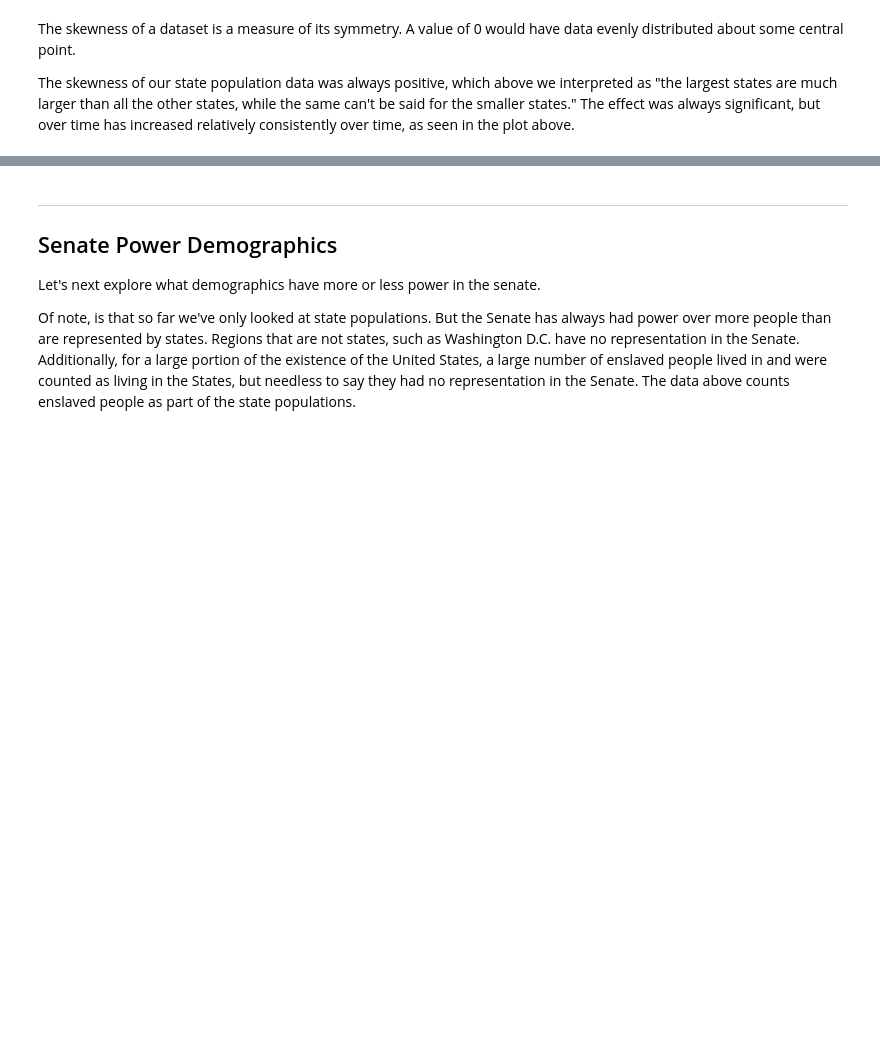
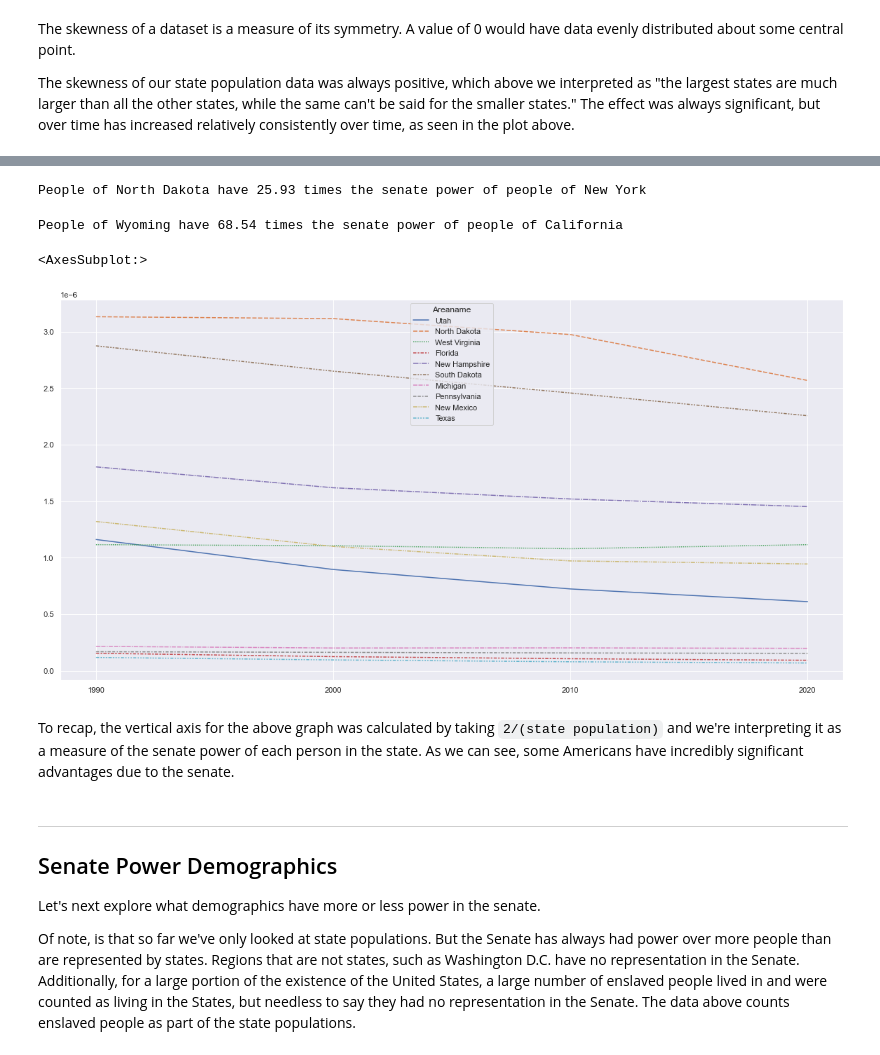
Before and after one commit to philmann7/senate-power, a Jupyter notebook: senate_inequality.ipynb, the cells around one changed output, grey strips where cells are left out. Cells and saved outputs as stored; diff of their text form; code cells hidden in the pictures; blank space fills up the shorter version.

```diff
--- a/senate_inequality.ipynb
+++ b/senate_inequality.ipynb
@@ -437,3 +473,23 @@ The skewness of our state population data was always positive, which above we in
+# %%
+# compare new york and north dakota senate power
+comparison = senate_power_df.loc['North Dakota', '2020'] / senate_power_df.loc['New York', '2020']
+print(f'People of North Dakota have {comparison:.2f} times the senate power of people of New York')
+# %% [output]
+People of North Dakota have 25.93 times the senate power of people of New York
+# %%
+comparison = senate_power_df.loc['Wyoming', '2020'] / senate_power_df.loc['California', '2020']
+print(f'People of Wyoming have {comparison:.2f} times the senate power of people of California')
+# %% [output]
+People of Wyoming have 68.54 times the senate power of people of California
+# %%
+# plot senate power for recent years
+plt.figure(figsize=(20,10))
+sns.lineplot(data=senate_power_df[last_four].T[random.choices(state_row_names, k=10)])
+# %% [output]
+<AxesSubplot:>
+[figure, added]
+# %% [markdown]
+To recap, the vertical axis for the above graph was calculated by taking `2/(state population)` and we're interpreting it as a measure of the senate power of each person in the state. As we can see, some Americans have incredibly significant advantages due to the senate.
 # %% [markdown]
 ---
 
```
Also changed, not shown: parts of 10 cells of this notebook.
